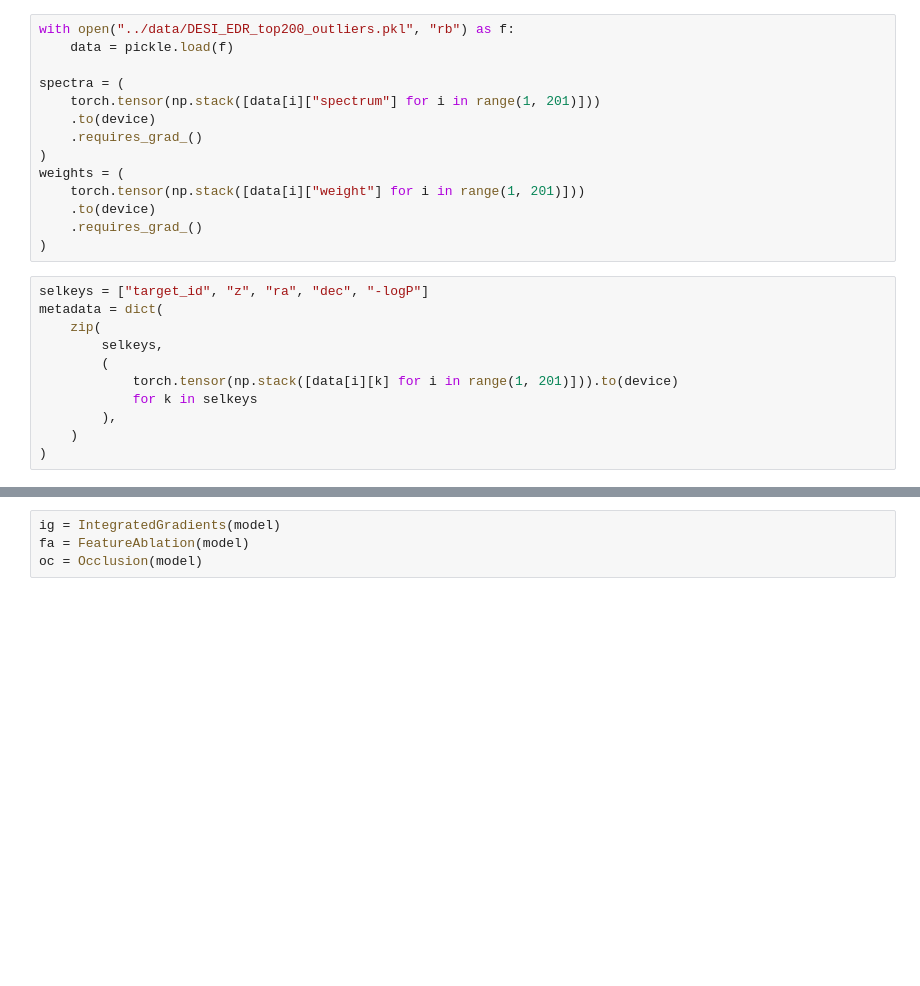
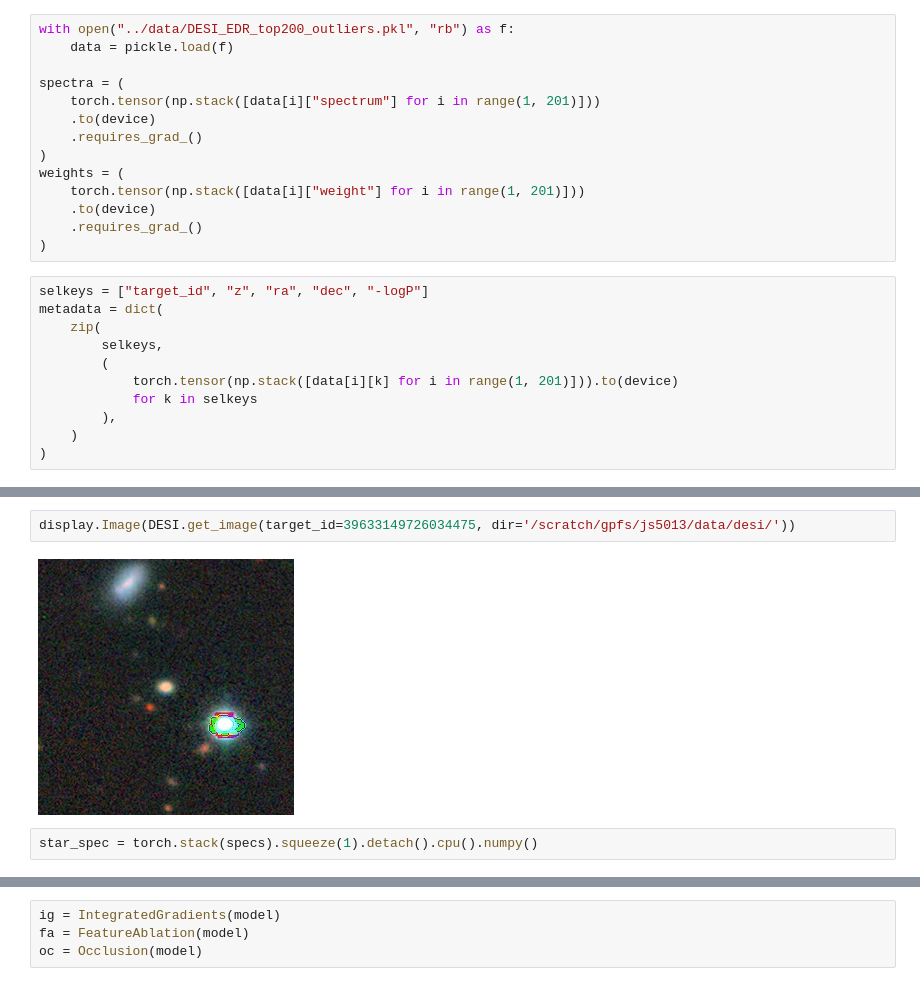
Before and after one commit to al-jshen/imo, a Jupyter notebook: notebooks/attributions.ipynb, the cells around one changed output, grey strips where cells are left out. Drawn from its saved outputs; the diff is of its cells as text; blank space fills up the shorter version.

```diff
--- a/notebooks/attributions.ipynb
+++ b/notebooks/attributions.ipynb
@@ -72,0 +113,6 @@ metadata = dict(
+# %%
+display.Image(DESI.get_image(target_id=39633149726034475, dir='/scratch/gpfs/js5013/data/desi/'))
+# %% [output]
+[figure, added]
+# %%
+star_spec = torch.stack(specs).squeeze(1).detach().cpu().numpy()
```
Also changed, not shown: parts of 22 cells of this notebook.
